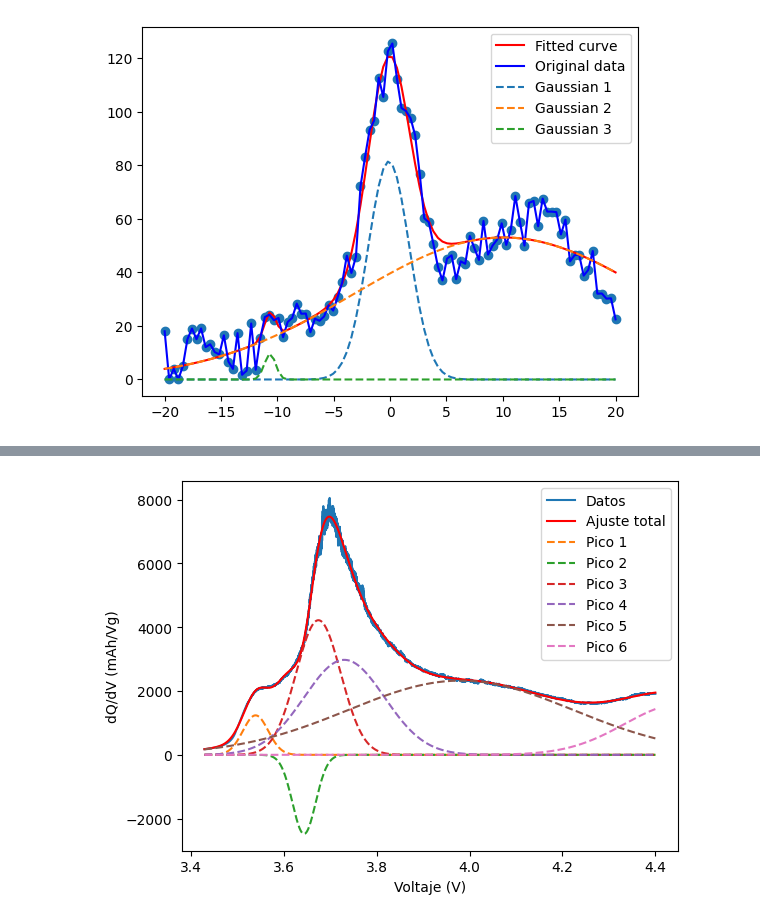
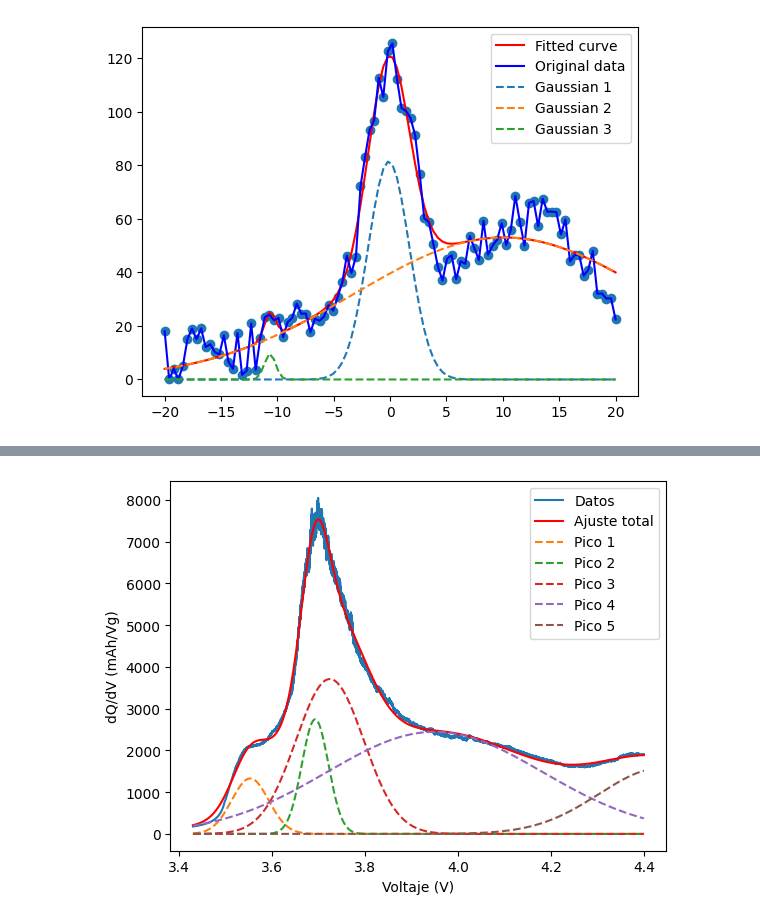
Before and after one commit to majodomenech/proc-icdv, a Jupyter notebook: prueba-gauss.ipynb, the cells around one changed output, grey strips where cells are left out. Cells and saved outputs as stored; diff of their text form; code cells hidden in the pictures.

```diff
--- a/prueba-gauss.ipynb
+++ b/prueba-gauss.ipynb
@@ -152,12 +152,12 @@ ciclos_seleccionados = [21, 99, 198, 297, 396, 498, 597, 696, 795, 897]
     # charge (wl = 153, truncar los n=30 puntos iniciales)
     # discharge (wl = 51 = 153 / 3, truncar los n=10=30/3 puntos finales)
 
-dict = func_deriv.truncar_señal(ciclos_seleccionados, dict_ciclos_sep)
+diccio = func_deriv.truncar_señal(ciclos_seleccionados, dict_ciclos_sep)
 
-dict =  func_deriv.plot_dqdv(ciclos_seleccionados, dict)
+diccio =  func_deriv.plot_dqdv(ciclos_seleccionados, diccio)
 
 '''
-dict = {21: {'Ch': df_ch_21, 'Dis': df_dis_21},
+diccio = {21: {'Ch': df_ch_21, 'Dis': df_dis_21},
         99: {'Ch': df_ch_99, 'Dis': df_dis_99},
         ...
         }
@@ -171,6 +171,6 @@ dict = {21: {'Ch': df_ch_21, 'Dis': df_dis_21},
 # %%
-df_ch = dict[21]['Ch']
-df_dis = dict[21]['Dis']
+df_ch = diccio[21]['Ch']
+df_dis = diccio[21]['Dis']
 
 dvdq_ch_calc = df_ch['dqdv_ch_calc']
 V = df_ch['V_ch_savgol']
@@ -229,35 +229,46 @@ def multi_gauss(x, *params):
 
 def gauss(x, a, mu, sigma):
     return a * np.exp(-(x-mu)**2 / (2*sigma**2))
 
 
 p_ini = [
     800, 3.55, 0.002,   # pico 1
-    1500, 3.61, 0.004,  # pico 2 (nuevo intermedio)
+    #1500, 3.61, 0.004,  # pico 2 (nuevo intermedio)
     3400, 3.69, 0.002,  # pico 3
     2900, 3.74, 0.013,  # pico 4
-    1100, 3.88, 0.02,   # pico 5 (nuevo intermedio)
-    2200, 4.02, 0.33    # pico 6
+    1100, 4.0, 0.02,   # pico 5 (nuevo intermedio)
+    2200, 4.39, 0.1    # pico 6
 ]
 
+n_peaks = len(p_ini) // 3
+
+# lower bounds (a > 0, sigma > 0, mu libre)
+lb = []
+ub = []
+for i in range(n_peaks):
+    a0, mu0, sigma0 = p_ini[3*i:3*i+3]
+    lb += [0, mu0-0.05, 1e-6]      # amplitud >=0, mu +- tolerancia, sigma > 0
+    ub += [np.inf, mu0+0.05, np.inf]
+
+bounds = (lb, ub)
 
 # Ajuste
-popt, pcov = curve_fit(multi_gauss, V, dvdq_ch_calc, p0=p_ini)
+popt, pcov = curve_fit(multi_gauss, V, dvdq_ch_calc, p0=p_ini, bounds=bounds)
 
 # Curva total ajustada
 y_fit = multi_gauss(V, *popt)
 plt.plot(V, dvdq_ch_calc, label="Datos")
 plt.plot(V, y_fit, 'r-', label="Ajuste total")
 
 # Dibujar cada gaussiana individual
 for i in range(0, len(popt), 3):
     a, mu, sigma = popt[i:i+3]
     plt.plot(V, gauss(V, a, mu, sigma), '--', label=f"Pico {i//3 + 1}")
 
 plt.legend()
 plt.xlabel("Voltaje (V)")
 plt.ylabel("dQ/dV (mAh/Vg)")
 plt.savefig(f'./output/ajuste_picos.png', dpi=300)
 plt.show()
 # %% [output]
-[figure, old version]
+[figure, new version]
```
Also changed, not shown: parts of 2 cells of this notebook, 5 other files.
